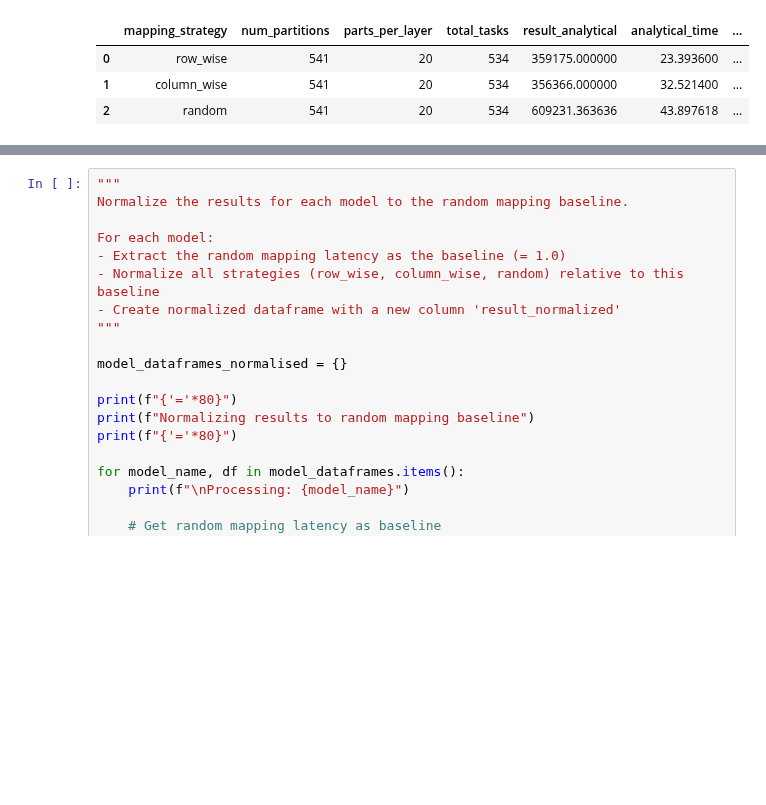
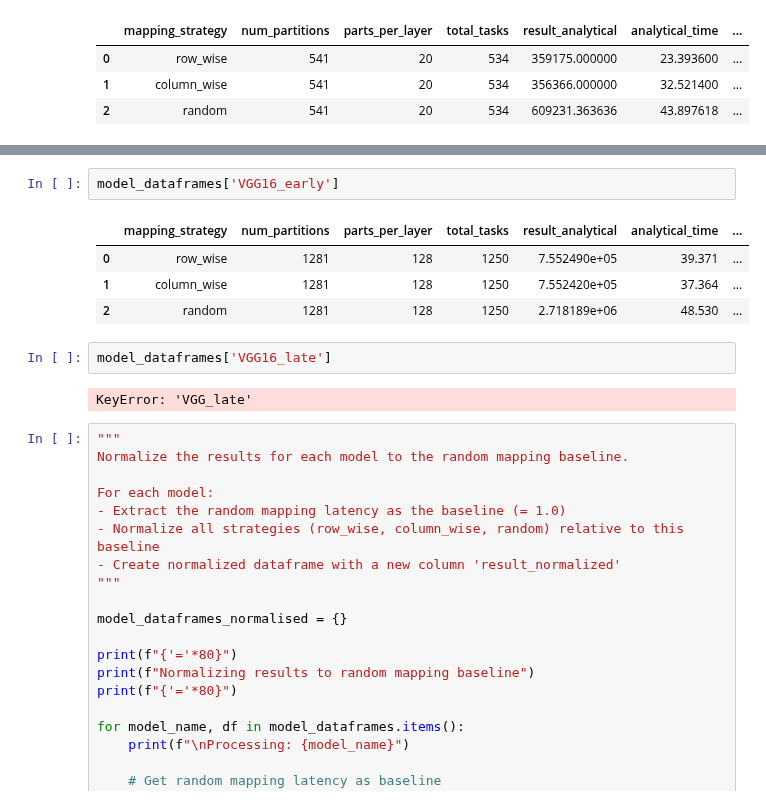
Before and after one commit to jjastrz14/ReNOS, a Jupyter notebook: notebooks/Model_comparison.ipynb, the cells around one changed output, grey strips where cells are left out. Drawn from its saved outputs; the diff is of its cells as text; blank space fills up the shorter version.

Commit message:
vgg16 early

```diff
--- a/notebooks/Model_comparison.ipynb
+++ b/notebooks/Model_comparison.ipynb
@@ -144,3 +159,14 @@ model_dataframes['ResNet32_late']
+# %%
+model_dataframes['VGG16_early']
+# %% [output]
+|  | mapping_strategy | num_partitions | parts_per_layer | total_tasks | result_analytical | analytical_time | ... |
+| 0 | row_wise | 1281 | 128 | 1250 | 7.552490e+05 | 39.371 | ... |
+| 1 | column_wise | 1281 | 128 | 1250 | 7.552420e+05 | 37.364 | ... |
+| 2 | random | 1281 | 128 | 1250 | 2.718189e+06 | 48.530 | ... |
+# %%
+model_dataframes['VGG16_late']
+# %% [output]
+KeyError: 'VGG_late'
 # %%
 """
 Normalize the results for each model to the random mapping baseline.
```
Also changed, not shown: parts of 3 cells of this notebook, 2 other files.
